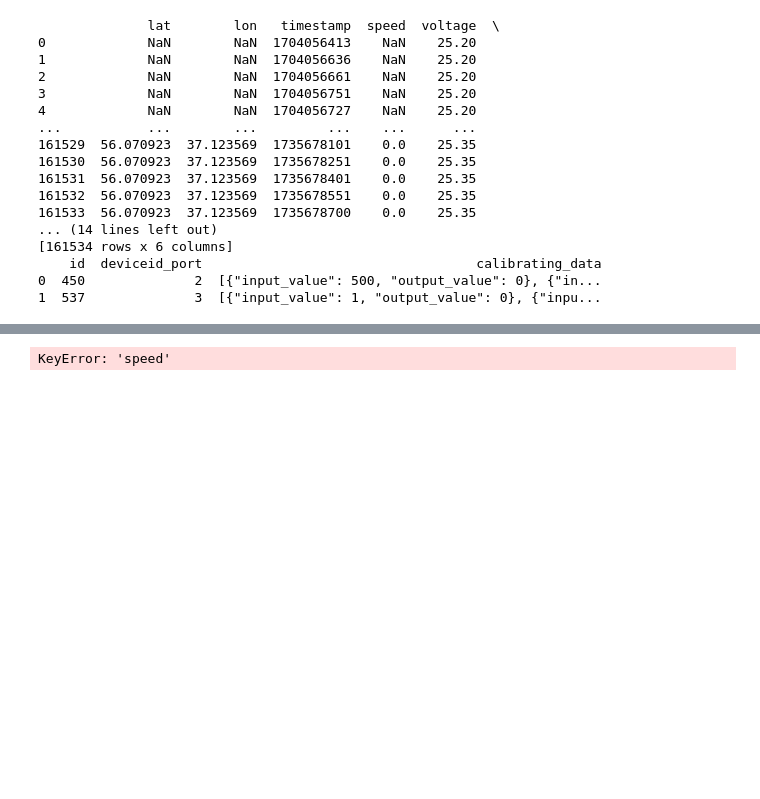
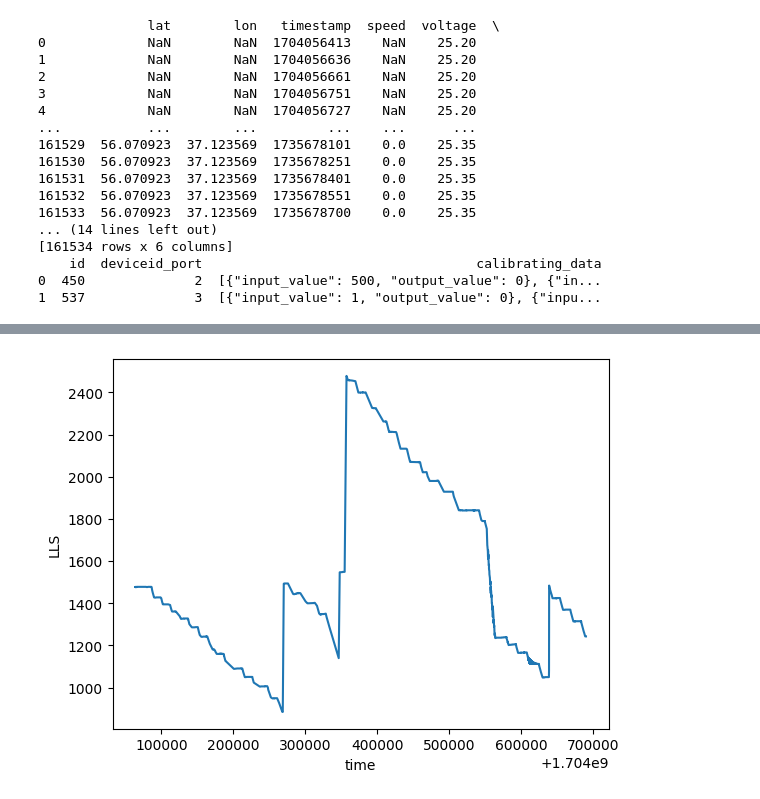
Before and after one commit to m2515203-ai/AlgorithmsAndDataStructures, a Jupyter notebook: pracitc/gas.ipynb, the cells around one changed output, grey strips where cells are left out. Saved outputs shown, nothing was run; the diff lists cells and outputs as text; code cells hidden in the pictures; blank space fills up the shorter version.

```diff
--- a/pracitc/gas.ipynb
+++ b/pracitc/gas.ipynb
@@ -24,3 +24,19 @@ print(df_calib)
     id  deviceid_port                                   calibrating_data
 0  450              2  [{"input_value": 500, "output_value": 0}, {"in...
 1  537              3  [{"input_value": 1, "output_value": 0}, {"inpu...
+# %%
+import json
+# Извлекаем калибровочные данные
+calib_data = json.loads(df_calib['calibrating_data'].iloc[0])
+print(calib_data)
+# Предполагаем, что в JSON есть массивы x (показания датчика) и y (литры)
+x = []
+y = []
+for cur in calib_data:
+    x.append(cur['input_value'])
+    y.append(cur['output_value'])
+
+print(x)
+# Создаем функцию интерполяции
+from scipy import interpolate
+f = interpolate.interp1d(x, y, fill_value='extrapolate')
@@ -27,4 +46,7 @@ print(df_calib)
 # %%
+import matplotlib.pyplot as plt
+from scipy import interpolate
+import numpy as np
 import json
 
 # Сначала преобразуем строковые представления словарей в реальные словари Python
@@ -33,13 +55,15 @@ df_zap['data'] = df_zap['can_data'].apply(lambda x: json.loads(x))
 # Теперь создаем новый столбец LLS, извлекая значение LLS_0
 df_zap['LLS'] = df_zap['data'].apply(lambda x: x.get('LLS_0'))
 
+df_zap['LITRS'] = df_zap['LLS'].apply(lambda x: f(x))
+
 # Если нужно, можно удалить промежуточный столбец data
 df_zap.drop(columns=['data'], inplace=True)
 df_zap.drop(columns=['can_data'], inplace=True)
 
 
 df_zap['date'] = pd.to_datetime(df_zap['timestamp'], unit='s')
-df_zap.drop(columns=['timestamp'], inplace=True)
+# df_zap.drop(columns=['timestamp'], inplace=True)
 
 print(df_zap)
 print(df_zap.describe())
@@ -107,16 +134,17 @@ print(df_cleaned[df_cleaned['date'] > datetime.datetime(2024, 10, 1)])
 # %%
 import matplotlib.pyplot as plt
 
-for i in range(1, 12):
-    cur_month_df = df_cleaned[df_cleaned['date'].dt.month == i]
-    speed = cur_month_df['speed']
-    lls = cur_month_df['LLS']
-    time = cur_month_df['date'].dt.strftime("%d")
+
+cur_month_df = df_cleaned[(df_cleaned['timestamp'] >= 1704531600) & (df_cleaned['timestamp'] < 1704571200) ]
+speed = cur_month_df['speed']
+lls = cur_month_df['LLS']
+time = cur_month_df['timestamp']
 
 
-    plt.plot(time, speed, color='green', marker='o', markersize=7)
-    plt.xlabel('time')  #Подпись для оси х
-    plt.ylabel('speed')  #Подпись для оси y
-    plt.show()
+# plt.plot(time, speed, color='green', marker='o', markersize=7)
+plt.plot(df_cleaned['timestamp'].head(2000), df_cleaned['LLS'].head(2000))
+plt.xlabel('time')  #Подпись для оси х
+plt.ylabel('LLS')  #Подпись для оси y
+plt.show()
 # %% [output]
-KeyError: 'speed'
+[figure, added]
```
Also changed, not shown: parts of 5 cells of this notebook.
